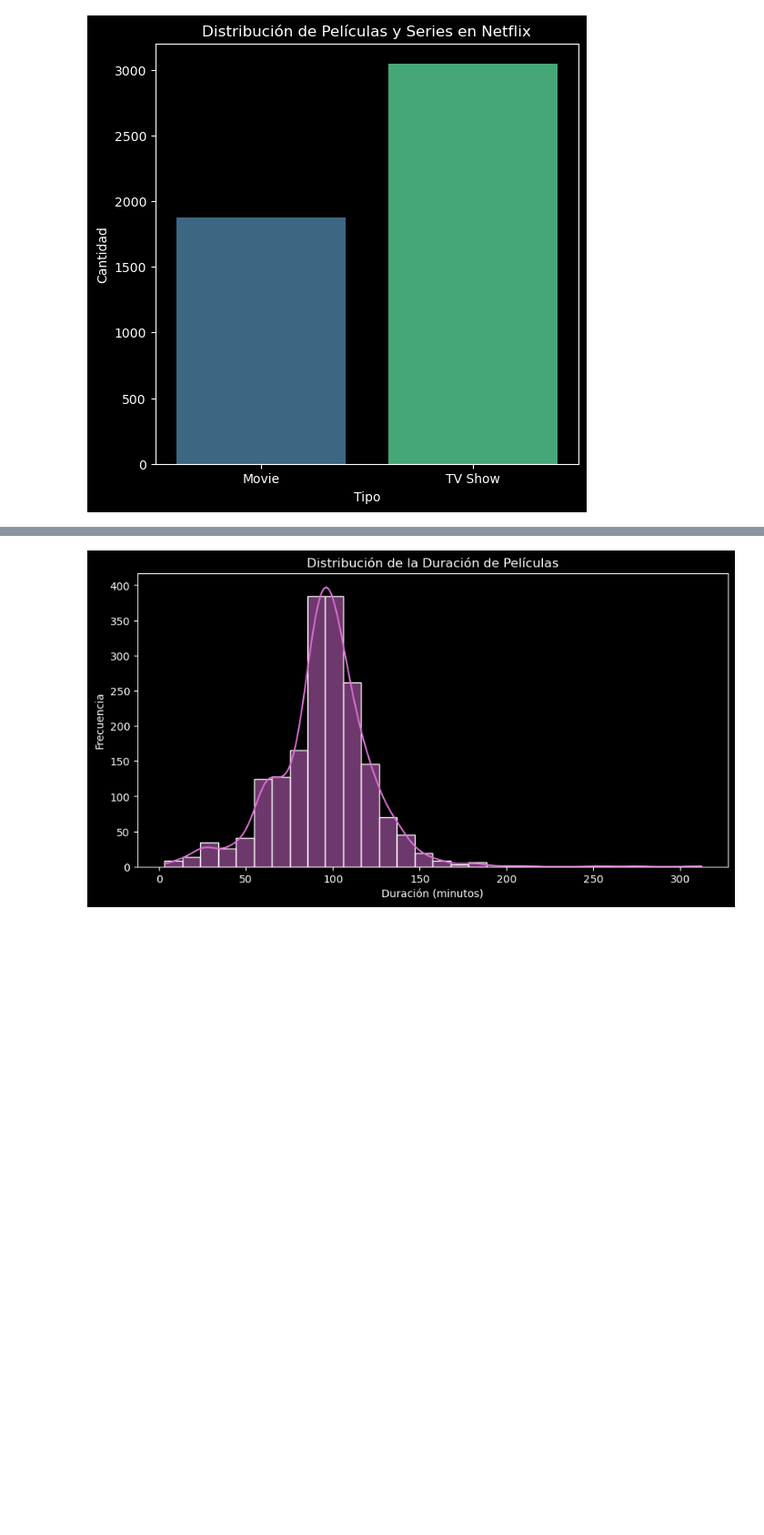
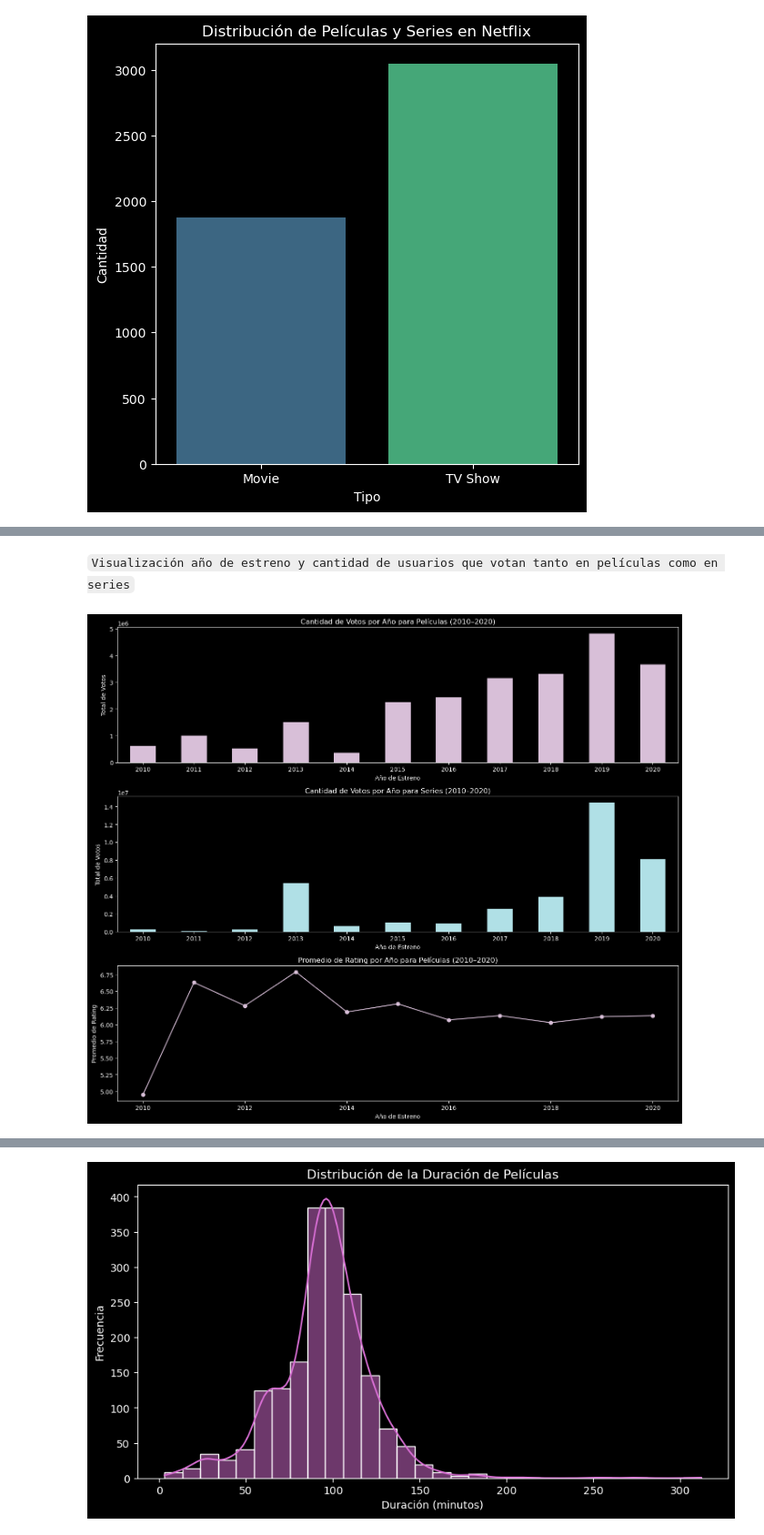
Before and after one commit to Maleni86/Modulo-4_Proyecto-Tableau_Maria_Maleni, a Jupyter notebook: Visualizaciones_Netflix_V2.ipynb, the cells around one changed output, grey strips where cells are left out. Shown: that part at 91% size. Cells and saved outputs as stored; diff of their text form; code cells hidden in the pictures; blank space fills up the shorter version.

```diff
--- a/Visualizaciones_Netflix_V2.ipynb
+++ b/Visualizaciones_Netflix_V2.ipynb
@@ -51,0 +75,46 @@ plt.show()
+# %% [markdown]
+``Visualización año de estreno y cantidad de usuarios que votan tanto en películas como en series``
+# %%
+# Filtramos por tipo y año
+peliculas = df_netflix_final[
+    (df_netflix_final['type'] == 'Movie') &
+    (df_netflix_final['release_year'].between(2010, 2020))
+]
+
+series = df_netflix_final[
+    (df_netflix_final['type'] == 'TV Show') &
+    (df_netflix_final['release_year'].between(2010, 2020))
+]
+
+# Creamos los subplots
+plt.figure(figsize=(14, 12))
+
+# Gráfico de películas: cantidad de votos por año
+plt.subplot(3, 1, 1)
+peliculas.groupby('release_year')['votes'].sum().plot(kind='bar', color='thistle')
+plt.title('Cantidad de Votos por Año para Películas (2010–2020)')
+plt.xlabel('Año de Estreno')
+plt.ylabel('Total de Votos')
+plt.xticks(rotation=0)
+
+# Gráfico de series: cantidad de votos por año
+plt.subplot(3, 1, 2)
+series.groupby('release_year')['votes'].sum().plot(kind='bar', color='powderblue')
+plt.title('Cantidad de Votos por Año para Series (2010–2020)')
+plt.xlabel('Año de Estreno')
+plt.ylabel('Total de Votos')
+plt.xticks(rotation=0)
+
+# Gráfico de películas: promedio de rating por año
+plt.subplot(3, 1, 3)
+peliculas.groupby('release_year')['rating'].mean().plot(kind='line', color='thistle', marker='o')
+plt.title('Promedio de Rating por Año para Películas (2010–2020)')
+plt.xlabel('Año de Estreno')
+plt.ylabel('Promedio de Rating')
+plt.xticks(rotation=0)
+
+# Ajuste de diseño
+plt.tight_layout()
+plt.show()
+# %% [output]
+[figure, added]
```
Also changed, not shown: parts of 18 cells of this notebook, 1 other file.
